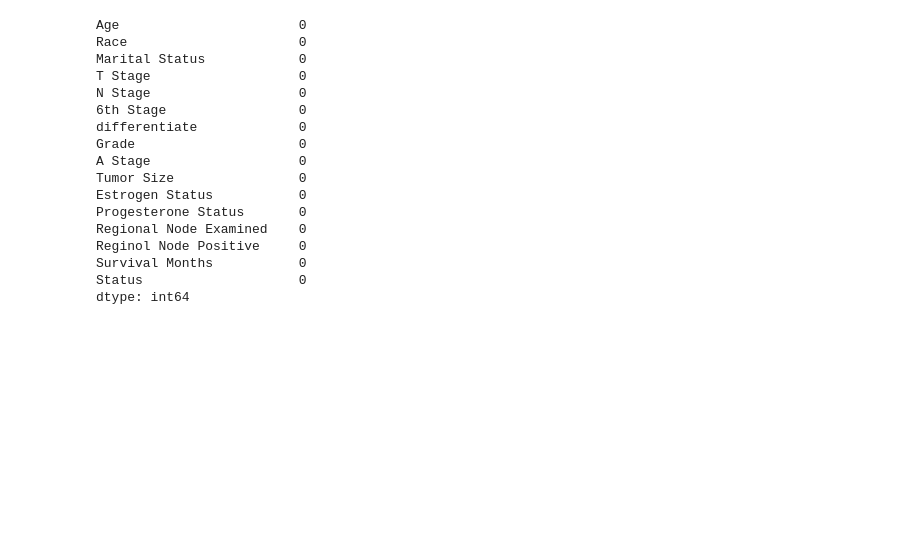
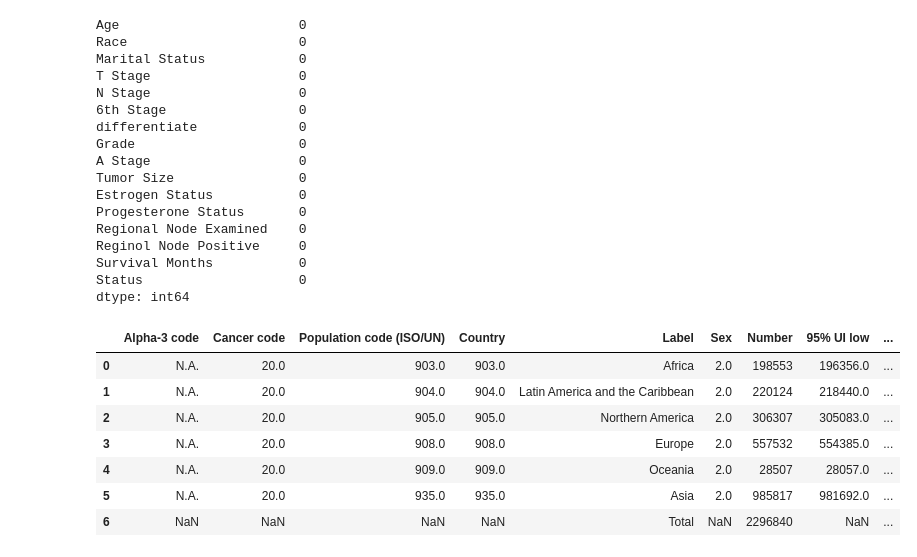
Before and after one commit to Adalab/proyect-da-promo-47-modulo-4-team-4, a Jupyter notebook: proyecto_cancer.ipynb, the cells around one changed output. Saved outputs shown, nothing was run; the diff lists cells and outputs as text; code cells hidden in the pictures; blank space fills up the shorter version.

```diff
--- a/proyecto_cancer.ipynb
+++ b/proyecto_cancer.ipynb
@@ -46,0 +46,12 @@ df_limpio = pd.read_csv('Breast_Cancer_Limpio.csv')
+# %%
+df_continentes = pd.read_csv('./files/dataset-continentes.csv')
+df_continentes
+# %% [output]
+|  | Alpha-3 code | Cancer code | Population code (ISO/UN) | Country | Label | Sex | Number | 95% UI low | ... |
+| 0 | N.A. | 20.0 | 903.0 | 903.0 | Africa | 2.0 | 198553 | 196356.0 | ... |
+| 1 | N.A. | 20.0 | 904.0 | 904.0 | Latin America and the Caribbean | 2.0 | 220124 | 218440.0 | ... |
+| 2 | N.A. | 20.0 | 905.0 | 905.0 | Northern America | 2.0 | 306307 | 305083.0 | ... |
+| 3 | N.A. | 20.0 | 908.0 | 908.0 | Europe | 2.0 | 557532 | 554385.0 | ... |
+| 4 | N.A. | 20.0 | 909.0 | 909.0 | Oceania | 2.0 | 28507 | 28057.0 | ... |
+| 5 | N.A. | 20.0 | 935.0 | 935.0 | Asia | 2.0 | 985817 | 981692.0 | ... |
+| 6 | NaN | NaN | NaN | NaN | Total | NaN | 2296840 | NaN | ... |
```
Also changed, not shown: parts of 15 cells of this notebook, 6 other files.
